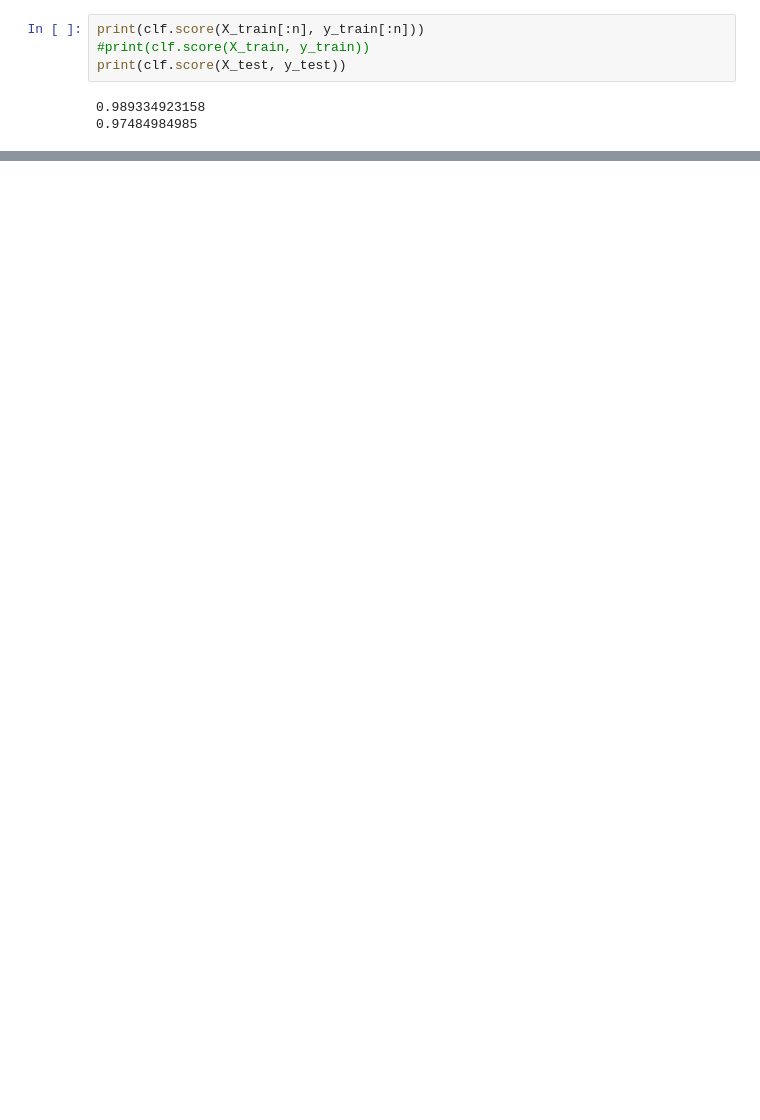
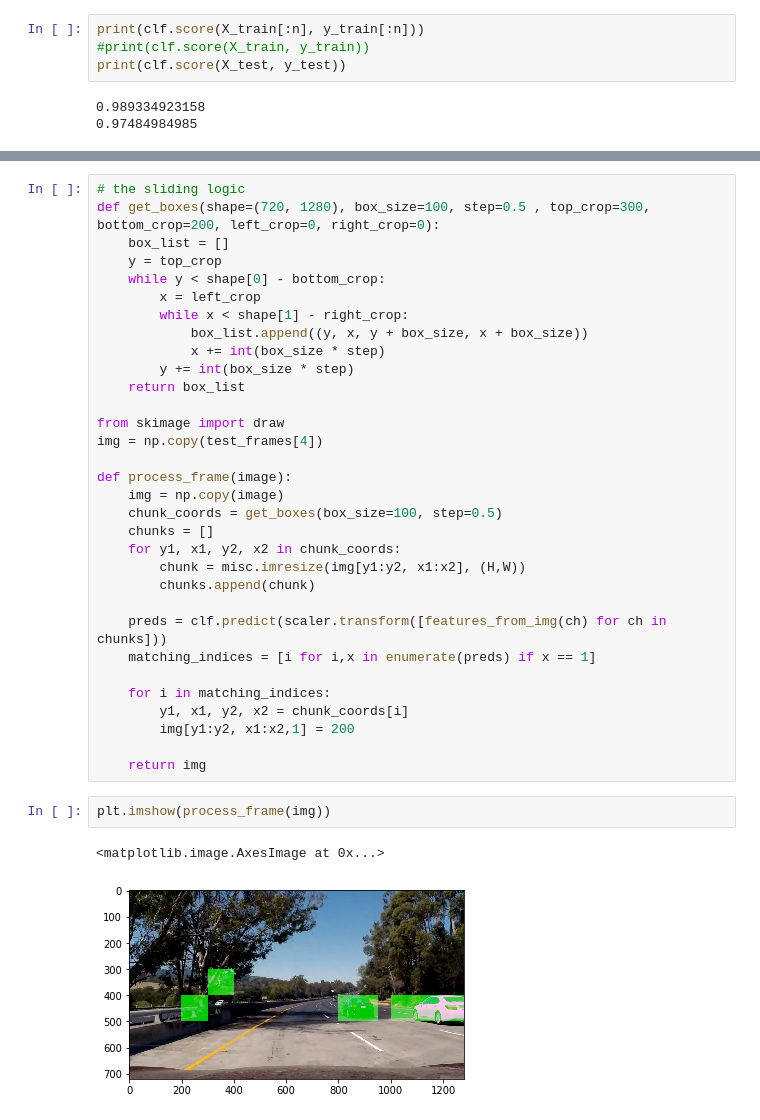
Before and after one commit to tempflip/CarND-Vehicle-Detection, a Jupyter notebook: project.ipynb, the cells around one changed output, grey strips where cells are left out. Saved outputs shown, nothing was run; the diff lists cells and outputs as text; blank space fills up the shorter version.

```diff
--- a/project.ipynb
+++ b/project.ipynb
@@ -123,0 +139,37 @@ print(clf.score(X_test, y_test))
+# %%
+# the sliding logic
+def get_boxes(shape=(720, 1280), box_size=100, step=0.5 , top_crop=300, bottom_crop=200, left_crop=0, right_crop=0):
+    box_list = []
+    y = top_crop
+    while y < shape[0] - bottom_crop:
+        x = left_crop
+        while x < shape[1] - right_crop:
+            box_list.append((y, x, y + box_size, x + box_size))
+            x += int(box_size * step)
+        y += int(box_size * step)
+    return box_list
+
+from skimage import draw
+img = np.copy(test_frames[4])
+
+def process_frame(image):
+    img = np.copy(image)
+    chunk_coords = get_boxes(box_size=100, step=0.5)
+    chunks = []
+    for y1, x1, y2, x2 in chunk_coords:
+        chunk = misc.imresize(img[y1:y2, x1:x2], (H,W))
+        chunks.append(chunk)
+
+    preds = clf.predict(scaler.transform([features_from_img(ch) for ch in chunks]))
+    matching_indices = [i for i,x in enumerate(preds) if x == 1]
+
+    for i in matching_indices:
+        y1, x1, y2, x2 = chunk_coords[i]
+        img[y1:y2, x1:x2,1] = 200
+
+    return img
+# %%
+plt.imshow(process_frame(img))
+# %% [output]
+<matplotlib.image.AxesImage at 0x...>
+[figure, added]
```
Also changed, not shown: parts of 3 cells of this notebook.
